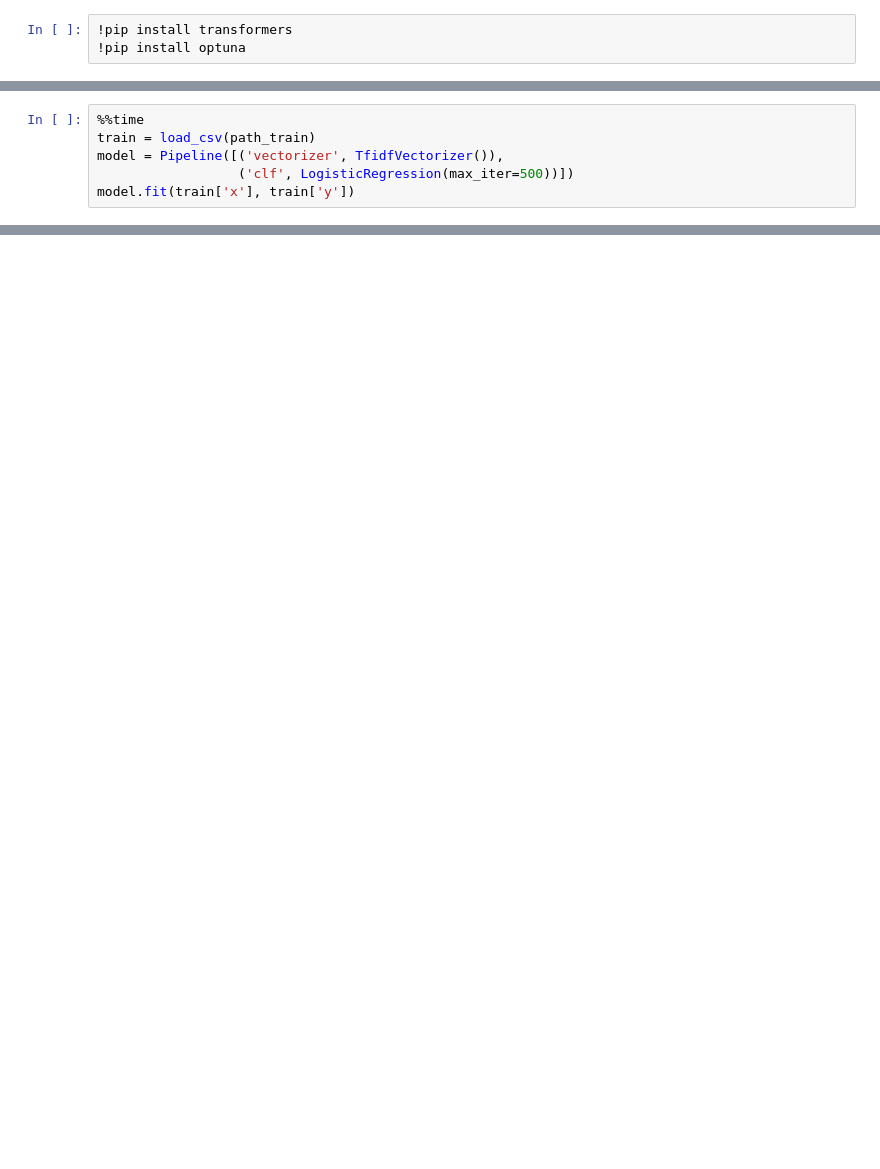
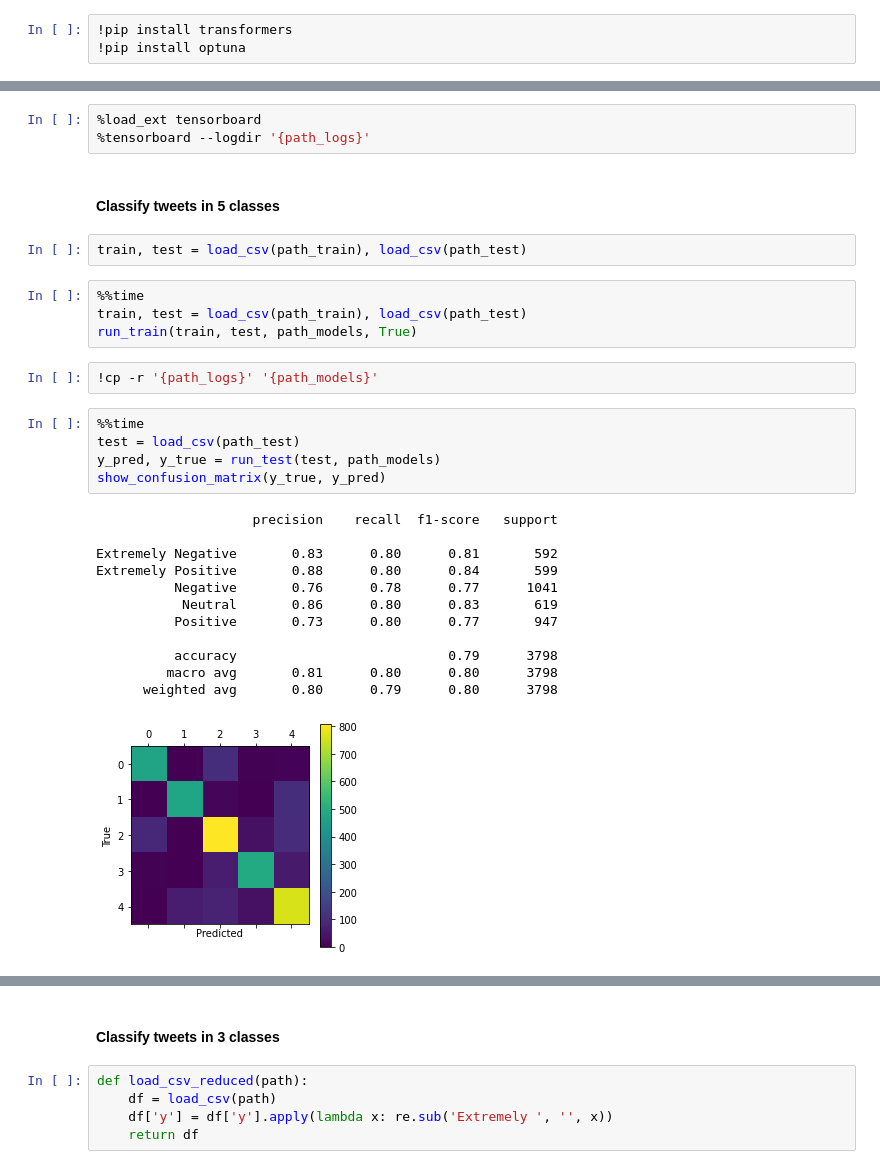
Before and after one commit to jelic98/raf_du, a Jupyter notebook: homework_2/main.ipynb, the cells around one changed output, grey strips where cells are left out. Cells and saved outputs as stored; diff of their text form; blank space fills up the shorter version.

```diff
--- a/homework_2/main.ipynb
+++ b/homework_2/main.ipynb
@@ -221,6 +97,0 @@ def run_test(config):
-# %%
-%%time
-train = load_csv(path_train)
-model = Pipeline([('vectorizer', TfidfVectorizer()),
-                  ('clf', LogisticRegression(max_iter=500))])
-model.fit(train['x'], train['y'])
@@ -433,0 +253,31 @@ You should probably TRAIN this model on a down-stream task to be able to use it
+# %%
+%load_ext tensorboard
+%tensorboard --logdir '{path_logs}'
+# %% [markdown]
+#### Classify tweets in 5 classes
+# %%
+train, test = load_csv(path_train), load_csv(path_test)
+# %%
+%%time
+train, test = load_csv(path_train), load_csv(path_test)
+run_train(train, test, path_models, True)
+# %%
+!cp -r '{path_logs}' '{path_models}'
+# %%
+%%time
+test = load_csv(path_test)
+y_pred, y_true = run_test(test, path_models)
+show_confusion_matrix(y_true, y_pred)
+# %% [output]
+                    precision    recall  f1-score   support
+
+Extremely Negative       0.83      0.80      0.81       592
+Extremely Positive       0.88      0.80      0.84       599
+          Negative       0.76      0.78      0.77      1041
+           Neutral       0.86      0.80      0.83       619
+          Positive       0.73      0.80      0.77       947
+
+          accuracy                           0.79      3798
+         macro avg       0.81      0.80      0.80      3798
+      weighted avg       0.80      0.79      0.80      3798
+[figure, added]
@@ -433,0 +286,7 @@ You should probably TRAIN this model on a down-stream task to be able to use it
+# %% [markdown]
+#### Classify tweets in 3 classes
+# %%
+def load_csv_reduced(path):
+    df = load_csv(path)
+    df['y'] = df['y'].apply(lambda x: re.sub('Extremely ', '', x))
+    return df
```
Also changed, not shown: parts of 46 cells of this notebook, 1 other file.
